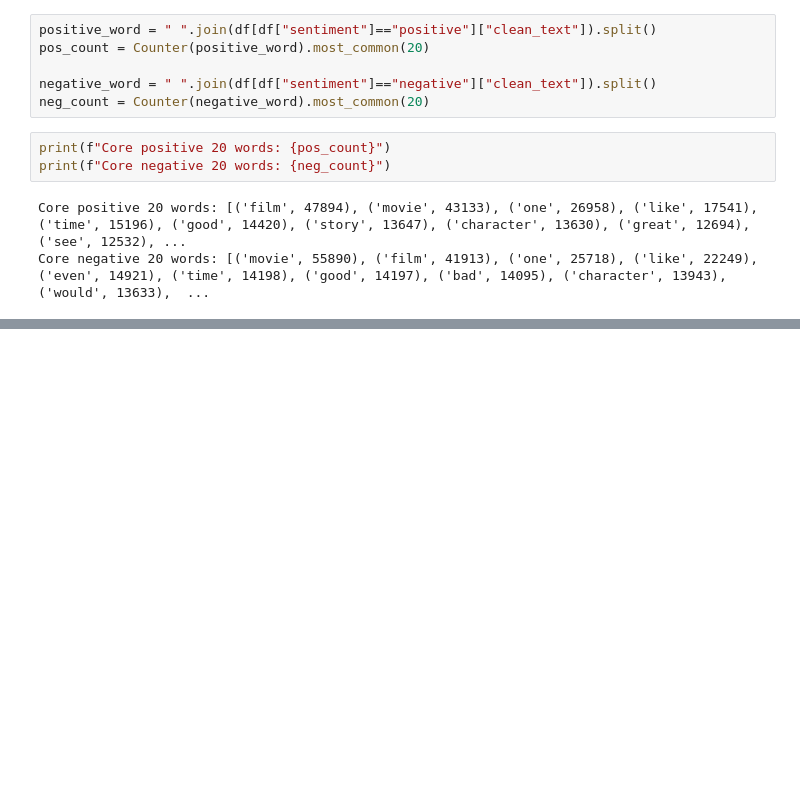
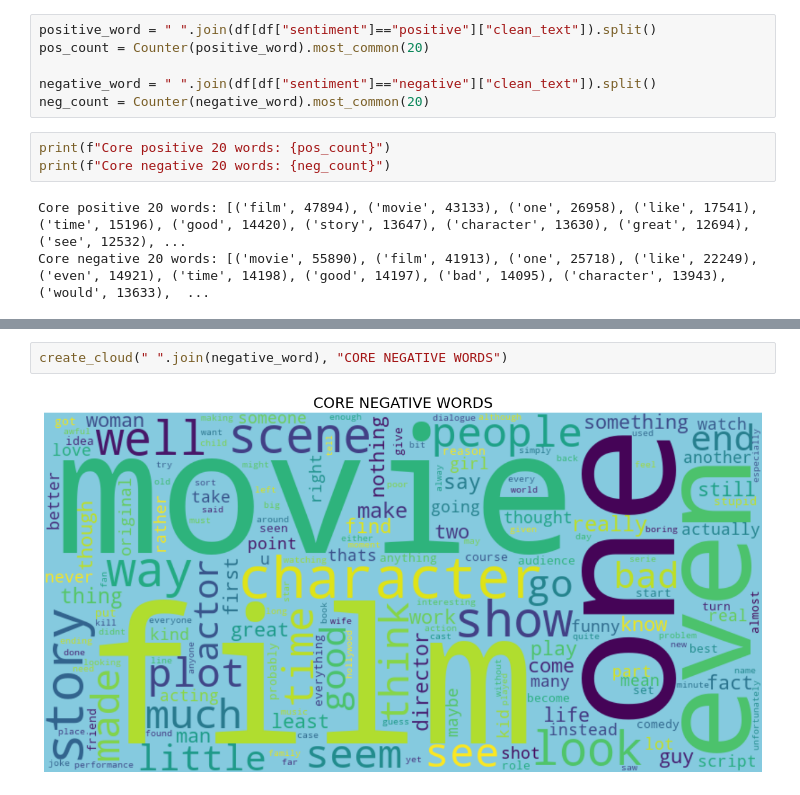
Before and after one commit to md-mojammel4761/Review-Polarity-Detector, a Jupyter notebook: notebook/data_exploration.ipynb, the cells around one changed output, grey strips where cells are left out. Cells and saved outputs as stored; diff of their text form; blank space fills up the shorter version.

```diff
--- a/notebook/data_exploration.ipynb
+++ b/notebook/data_exploration.ipynb
@@ -146,0 +166,4 @@ Core negative 20 words: [('movie', 55890), ('film', 41913), ('one', 25718), ('li
+# %%
+create_cloud(" ".join(negative_word), "CORE NEGATIVE WORDS")
+# %% [output]
+[figure, added]
```
Also changed, not shown: parts of 3 cells of this notebook.
